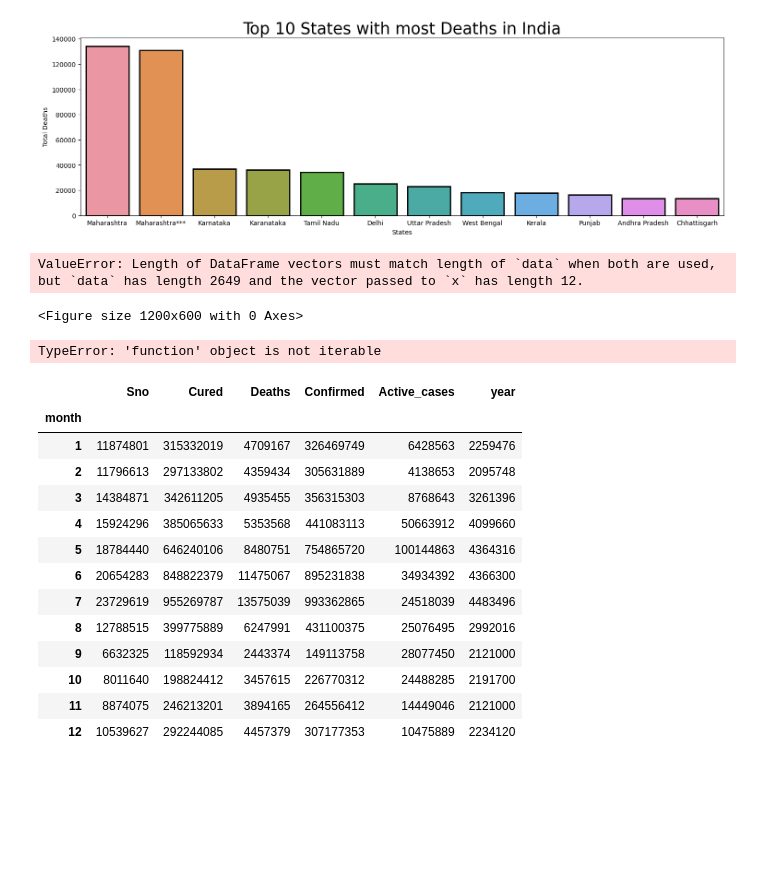
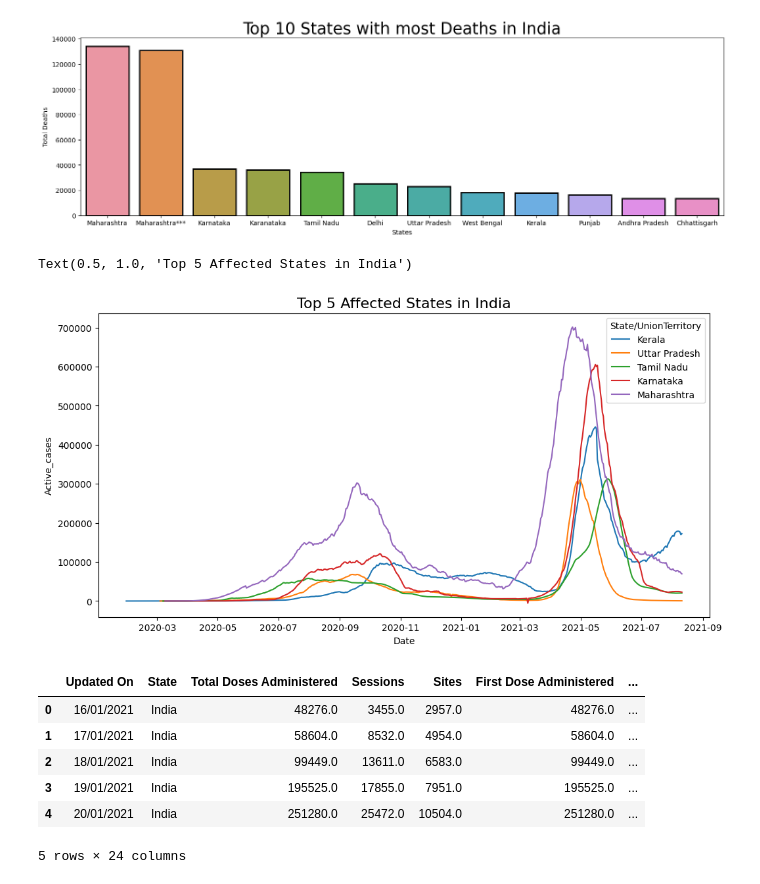
Before and after one commit to MihirB-Byte/Covid-19_Data-Analysis, a Jupyter notebook: Covid Data analysis.ipynb, the cells around one changed output. Cells and saved outputs as stored; diff of their text form; code cells hidden in the pictures; blank space fills up the shorter version.

Commit message:
Progress
Plotted affected states, dropped a few columns, M/F pie chart, max and min vaccinated states plotted

```diff
--- a/Covid Data analysis.ipynb
+++ b/Covid Data analysis.ipynb
@@ -220,37 +222,28 @@ plt.show()
 # %%
 #Growth trend
 
 
-f_quarter = covid_df.groupby(by = 'month').max()
+#f_quarter = covid_df.groupby(by = 'month').max()
+f_quarter = covid_df.groupby(by = 'month').sum()
 fig = plt.figure(figsize = (12,6))
+states_for_plot = ['Maharashtra', 'Karnataka','Kerala', 'Tamil Nadu', 'Uttar Pradesh']
 #ax = sns.lineplot(data = covid_df[covid_df['State/UnionTerritory'].isin(['Maharashtra', 'Karnataka','Kerala', 'Tamil Nadu', 'Uttar Pradesh'])],x = 'Date', y = 'Active_cases', hue = 'State/UnionTerritory')
-ax = sns.lineplot(data = covid_df[covid_df['State/UnionTerritory'].isin(['Maharashtra', 'Karnataka','Kerala', 'Tamil Nadu', 'Uttar Pradesh'])],x = f_quarter, y = 'Active_cases', hue = 'State/UnionTerritory')
-ax.set_title("Top 5 affected States in India", size = 16)
+ax = sns.lineplot(data = covid_df[covid_df['State/UnionTerritory'].isin(states_for_plot)],x = 'Date', y = 'Active_cases', hue = 'State/UnionTerritory')
+ax.set_title("Top 5 Affected States in India", size = 16)
 # %% [output]
-ValueError: Length of DataFrame vectors must match length of `data` when both are used, but `data` has length 2649 and the vector passed to `x` has length 12.
+Text(0.5, 1.0, 'Top 5 Affected States in India')
-<Figure size 1200x600 with 0 Axes>
+[figure, added]
 # %%
-#filter dates
-f_quarter = covid_df.groupby(by = 'month' ).sum()
-f_quarter.filter(lambda x: covid_df['month'] >= 12 & covid_df['year'] > 2020.)
+#Question - Insights from the plot above
+# - We observe a sudden increase in active cases after March 2021.
+#
-# %% [output]
-TypeError: 'function' object is not iterable
-# %%
-f_quarter
-# %% [output]
-|  | Sno | Cured | Deaths | Confirmed | Active_cases | year |
-| month |  |  |  |  |  |  |
-| 1 | 11874801 | 315332019 | 4709167 | 326469749 | 6428563 | 2259476 |
-| 2 | 11796613 | 297133802 | 4359434 | 305631889 | 4138653 | 2095748 |
-| 3 | 14384871 | 342611205 | 4935455 | 356315303 | 8768643 | 3261396 |
-| 4 | 15924296 | 385065633 | 5353568 | 441083113 | 50663912 | 4099660 |
-| 5 | 18784440 | 646240106 | 8480751 | 754865720 | 100144863 | 4364316 |
-| 6 | 20654283 | 848822379 | 11475067 | 895231838 | 34934392 | 4366300 |
-| 7 | 23729619 | 955269787 | 13575039 | 993362865 | 24518039 | 4483496 |
-| 8 | 12788515 | 399775889 | 6247991 | 431100375 | 25076495 | 2992016 |
-| 9 | 6632325 | 118592934 | 2443374 | 149113758 | 28077450 | 2121000 |
-| 10 | 8011640 | 198824412 | 3457615 | 226770312 | 24488285 | 2191700 |
-| 11 | 8874075 | 246213201 | 3894165 | 264556412 | 14449046 | 2121000 |
-| 12 | 10539627 | 292244085 | 4457379 | 307177353 | 10475889 | 2234120 |
 # %%
-#44:54
+vaccine_df.head()
+# %% [output]
+|  | Updated On | State | Total Doses Administered | Sessions | Sites | First Dose Administered | ... |
+| 0 | 16/01/2021 | India | 48276.0 | 3455.0 | 2957.0 | 48276.0 | ... |
+| 1 | 17/01/2021 | India | 58604.0 | 8532.0 | 4954.0 | 58604.0 | ... |
+| 2 | 18/01/2021 | India | 99449.0 | 13611.0 | 6583.0 | 99449.0 | ... |
+| 3 | 19/01/2021 | India | 195525.0 | 17855.0 | 7951.0 | 195525.0 | ... |
+| 4 | 20/01/2021 | India | 251280.0 | 25472.0 | 10504.0 | 251280.0 | ... |
+5 rows × 24 columns
```
Also changed, not shown: parts of 18 cells of this notebook, 4 other files.
